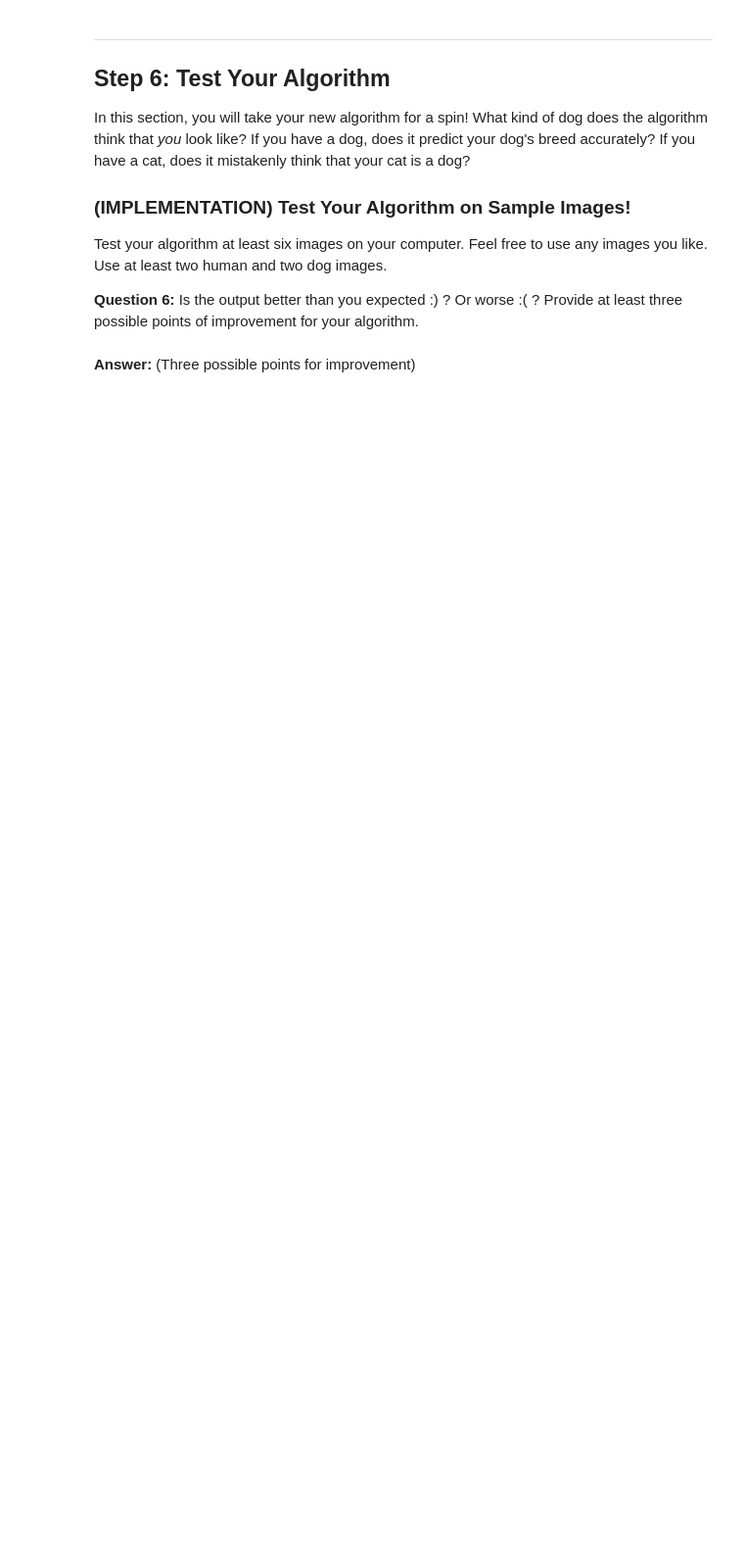
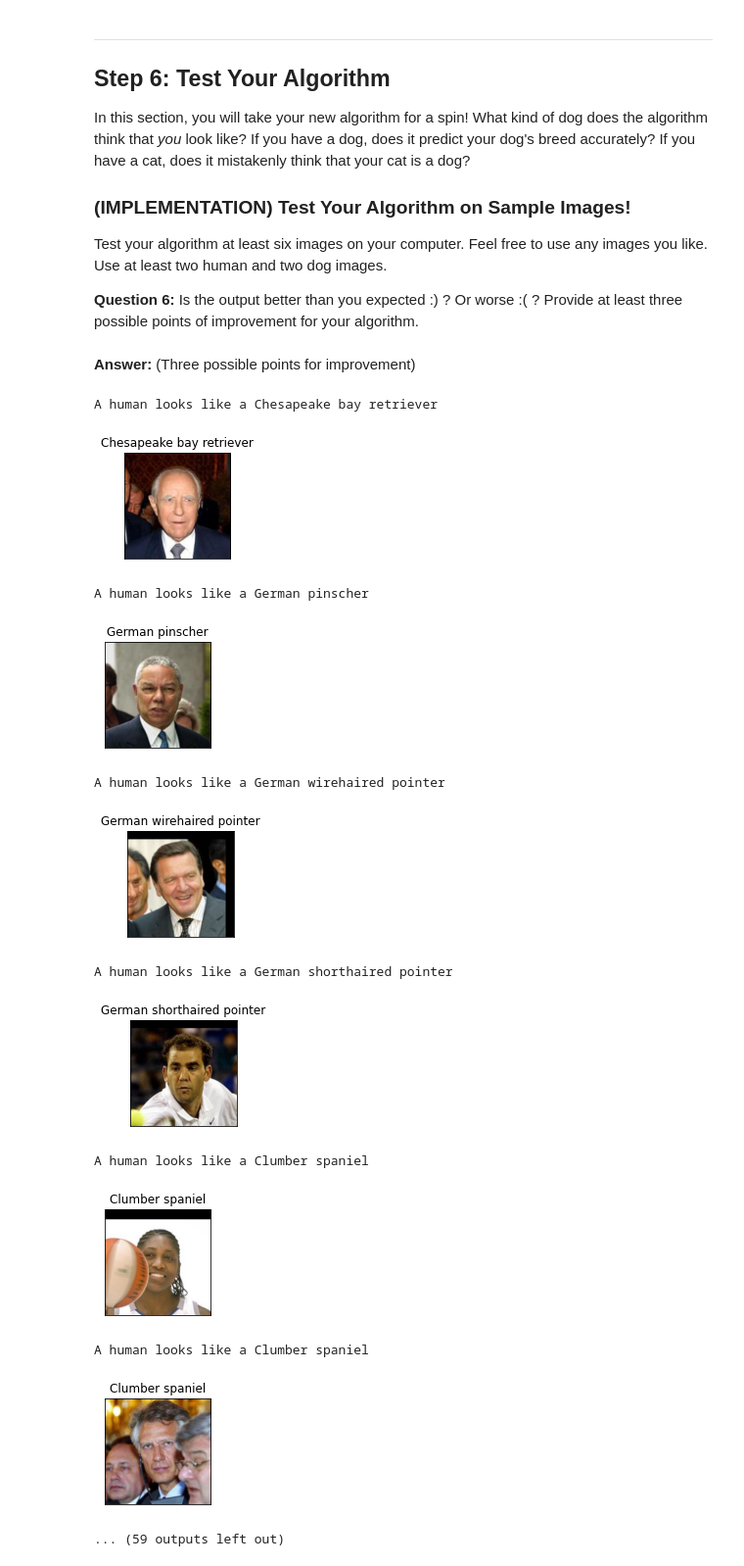
Before and after one commit to binit92/deeplearningpytorch, a Jupyter notebook: Dog-breed/dog_app.ipynb, the cells around one changed output. Shown at 98% size. Saved outputs shown, nothing was run; the diff lists cells and outputs as text; code cells hidden in the pictures; blank space fills up the shorter version.

Commit message:
update dog breed classification

```diff
--- a/Dog-breed/dog_app.ipynb
+++ b/Dog-breed/dog_app.ipynb
@@ -757,13 +775,22 @@ Write a function that takes an image path as input and returns the dog breed (`A
 # %%
 ### TODO: Write a function that takes a path to an image as input
 ### and returns the dog breed that is predicted by the model.
+from PIL import Image
 
 # list of class names by index, i.e. a name can be accessed like class_names[0]
 class_names = [item[4:].replace("_", " ") for item in data_transfer['train'].classes]
 
 def predict_breed_transfer(img_path):
     # load the image and return the predicted breed
-    return None
+    image = Image.open(img_path)
+    data_transform = transforms.Compose([transforms.RandomResizedCrop(224),
+                                      transforms.ToTensor()])
+    image = data_transform(image)
+    image = image.unsqueeze(0)
+    model_transfer.eval()
+    output = model_transfer(image)
+    _, n_class = torch.max(output, 1)
+    return class_names[n_class]
 # %% [markdown]
 ---
 <a id='step5'></a>
@@ -791,3 +818,29 @@ def run_app(img_path):
+# %%
+### TODO: Write your algorithm.
+### Feel free to use as many code cells as needed.
+
+def run_app(img_path):
+    ## handle cases for a human face, dog, and neither
+
+    if dog_detector(img_path):
+        breed = predict_breed_transfer(img_path)
+        print(f'Dog breed is {breed}')
+    elif face_detector(img_path):
+        breed = predict_breed_transfer(img_path)
+        print(f'A human looks like a {breed}')
+    else:
+        error = '\033[93m'+'ERROR! Cannot detect a dog or a human face '+'\033[0m' + 'in file '+ str(img_path)
+        print(f"{error}")
+        return None
+
+    fig = plt.figure(figsize=(2, 2))
+
+    ax = fig.add_subplot(1, 1, 1, xticks=[], yticks=[])
+    image = Image.open(img_path)
+    image = transforms.Compose([transforms.ToTensor()])(image)
+    plt.imshow(np.transpose(image.numpy(), (1, 2, 0)))
+    ax.set_title("{}".format(breed))
+    plt.show()
 # %% [markdown]
 ---
 <a id='step6'></a>
@@ -805,8 +858,25 @@ __Answer:__ (Three possible points for improvement)
 # %%
 ## TODO: Execute your algorithm from Step 6 on
 ## at least 6 images on your computer.
 ## Feel free to use as many code cells as needed.
-
+human_indices = np.random.randint(len(human_files), size=20)
+dog_indices = np.random.randint(len(dog_files), size=20)
+human_inputs = [human_files[i] for i in human_indices]
+dog_inputs = [dog_files[i] for i in dog_indices]
 ## suggested code, below
-for file in np.hstack((human_files[:3], dog_files[:3])):
+for file in np.hstack((human_inputs[:20], dog_inputs[:20])):
     run_app(file)
+# %% [output]
+A human looks like a Chesapeake bay retriever
+[figure, added]
+A human looks like a German pinscher
+[figure, added]
+A human looks like a German wirehaired pointer
+[figure, added]
+A human looks like a German shorthaired pointer
+[figure, added]
+A human looks like a Clumber spaniel
+[figure, added]
+A human looks like a Clumber spaniel
+[figure, added]
+... (59 outputs left out)
```
Also changed, not shown: parts of 7 cells of this notebook.
